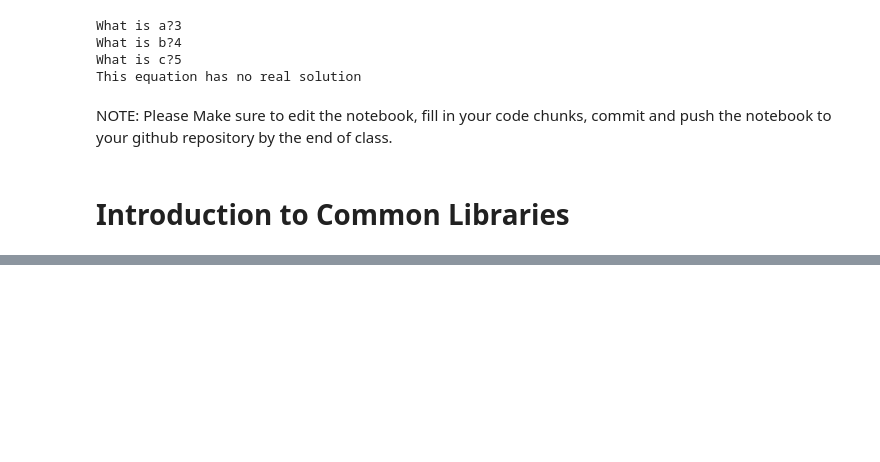
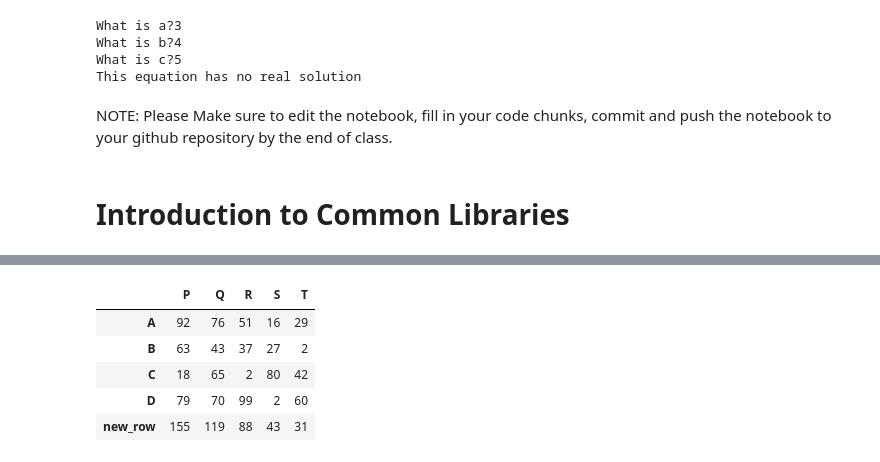
Before and after one commit to vardayini/MEM_FDS_Fall18_Lab_Tutorials, a Jupyter notebook: Lab_1_11-6-18.ipynb, the cells around one changed output, grey strips where cells are left out. Saved outputs shown, nothing was run; the diff lists cells and outputs as text; code cells hidden in the pictures; blank space fills up the shorter version.

```diff
--- a/Lab_1_11-6-18.ipynb
+++ b/Lab_1_11-6-18.ipynb
@@ -351,0 +621,12 @@ NOTE: Please Make sure to edit the notebook, fill in your code chunks, commit an
+# %%
+df.drop('new_col', axis=1, inplace= True )
+# now it will drop that column properly
+# %%
+df
+# %% [output]
+|  | P | Q | R | S | T |
+| A | 92 | 76 | 51 | 16 | 29 |
+| B | 63 | 43 | 37 | 27 | 2 |
+| C | 18 | 65 | 2 | 80 | 42 |
+| D | 79 | 70 | 99 | 2 | 60 |
+| new_row | 155 | 119 | 88 | 43 | 31 |
```
Also changed, not shown: parts of 94 cells of this notebook, 1 other file.
